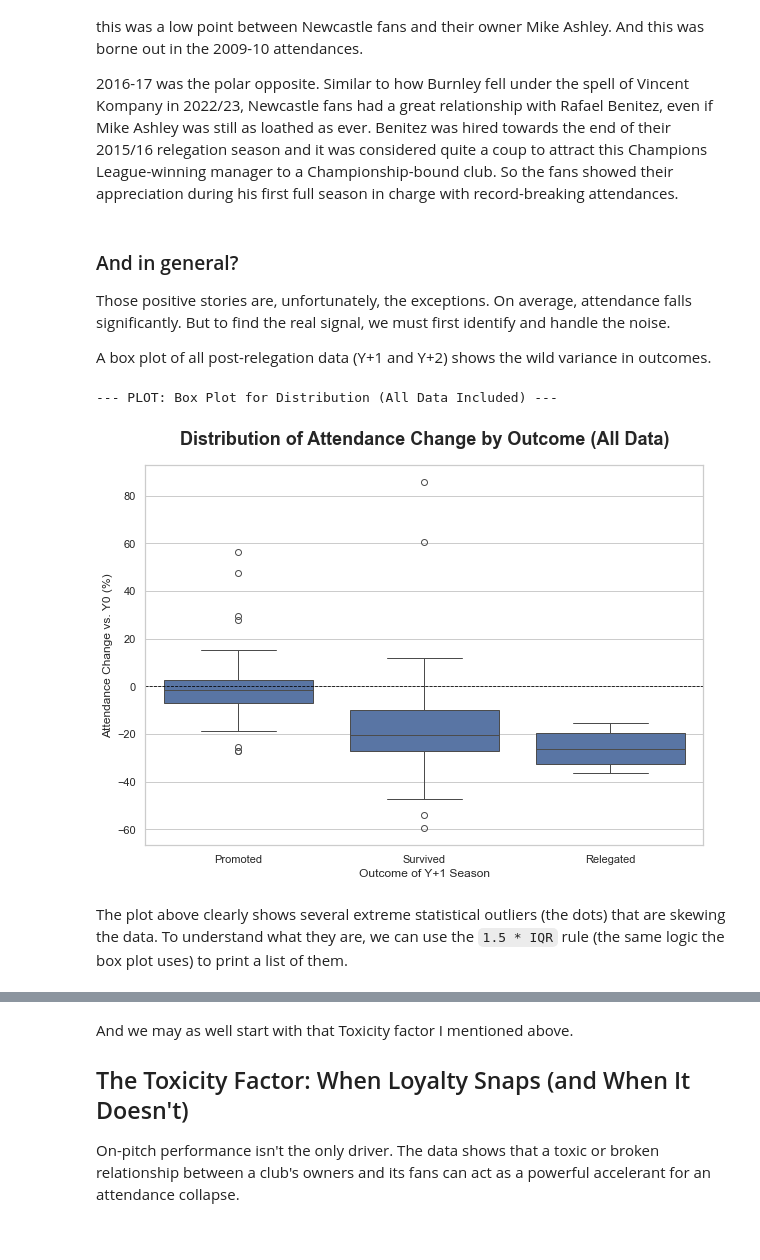
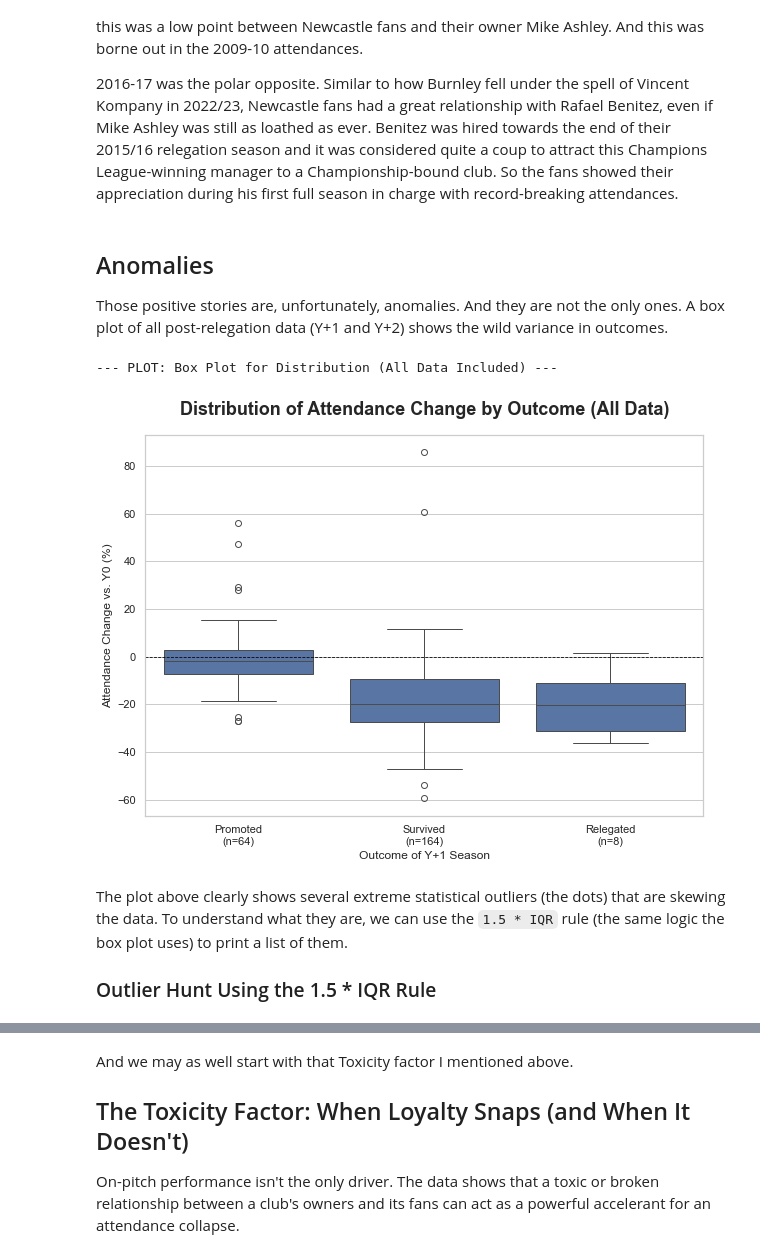
Before and after one commit to diggydigsdata/diggydigsdata.github.io, a Jupyter notebook: posts/post-relegation-attendance/index.ipynb, the cells around one changed output, grey strips where cells are left out. Cells and saved outputs as stored; diff of their text form; code cells hidden in the pictures.

```diff
--- a/posts/post-relegation-attendance/index.ipynb
+++ b/posts/post-relegation-attendance/index.ipynb
@@ -417,6 +417,25 @@ df_y1_outcome = df_final[
 
 # 5. Merge this outcome group onto the whole plot dataset
 df_plot = pd.merge(df_plot, df_y1_outcome, on='Relegation_Event_ID', how='left')
+
+
+# 5.5: IMPUTE 2024-25 OUTCOMES ---
+# The Y+1 outcome for the 2023-24 cohort is NA. We impute it manually.
+print("Imputing outcomes for 2023-24 cohort...")
+
+# Define our imputations based on likely 2024-25 season-end performance
+impute_map = {
+    'Burnley 2023-24': 'Promoted',
+    'Sheffield United 2023-24': 'Survived', # Assuming playoffs = Survived
+    'Luton Town 2023-24': 'Relegated'
+}
+
+# Apply the imputation
+# This finds rows where Outcome_Group is NA and maps the Event ID to our new value
+df_plot['Outcome_Group'] = df_plot['Outcome_Group'].fillna(
+    df_plot['Relegation_Event_ID'].map(impute_map)
+)
+print("Imputation complete.")
 
 # 6. Convert Pct_Change to a percentage number (e.g., 0.05 -> 5)
 df_plot['Pct_Change_vs_Y0_Display'] = df_plot['Pct_Change_vs_Y0'] * 100
@@ -601,40 +628,58 @@ At the end of 2008-09 Newcastle's all-time record goalscorer and local lad Alan
 
 <!--Typically, we start to see the cracks in season 2 outside the top flight. Filtering out teams like Leicester who were promoted at the first attempt and had Premier League fixtures to pull in the fans, only 6 teams see attendance figures in the black by season 2.-->
 # %% [markdown]
-### And in general?
+## Anomalies
 
-Those positive stories are, unfortunately, the exceptions. On average, attendance falls significantly. But to find the real signal, we must first identify and handle the noise.
-
-A box plot of all post-relegation data (Y+1 and Y+2) shows the wild variance in outcomes.
+Those positive stories are, unfortunately, anomalies. And they are not the only ones. A box plot of all post-relegation data (Y+1 and Y+2) shows the wild variance in outcomes.
 # %%
-#| output: true
-#| echo: false
-#| fig-cap: "Distribution of attendance change (Y+1 & Y+2) by outcome, including all outliers."
+#| fig-cap: "Distribution of attendance change (Y+1 & Y+2) by outcome, including all outliers and sample sizes."
 
 print("\n--- PLOT: Box Plot for Distribution (All Data Included) ---")
 # We use df_plot, which is the *unfiltered* DataFrame
 df_boxplot_data = df_plot[df_plot['Year_vs_Relegation'].isin([1, 2])].copy()
 df_boxplot_data['Pct_Change_vs_Y0_Display'] = df_boxplot_data['Pct_Change_vs_Y0_Display'].astype('float64')
 
 plt.figure(figsize=(10, 7))
 sns.set_theme(style="whitegrid")
+
+# 1. Create the box plot
 ax = sns.boxplot(
     data=df_boxplot_data,
     x='Outcome_Group',
     y='Pct_Change_vs_Y0_Display',
-    order=['Promoted', 'Survived', 'Relegated']
+    order=['Promoted', 'Survived', 'Relegated'] # Set logical x-axis order
 )
+
+# 2. Add a horizontal line at 0%
 ax.axhline(0, color='black', linestyle='--', lw=0.8)
+
+# --- NEW: Add counts to x-axis labels ---
+# Get the counts for each group
+counts = df_boxplot_data['Outcome_Group'].value_counts()
+
+# Define the order (must match the 'order' in the boxplot)
+plot_order = ['Promoted', 'Survived', 'Relegated']
+
+# Create the new labels with 'n='
+new_labels = [f"{label}\n(n={counts.get(label, 0)})" for label in plot_order]
+
+# Set the new labels on the x-axis
+ax.set_xticklabels(new_labels)
+# --- END NEW ---
+
 plt.title('Distribution of Attendance Change by Outcome (All Data)',
           fontsize=18, fontweight='bold', pad=20)
 plt.xlabel('Outcome of Y+1 Season', fontsize=12)
 plt.ylabel('Attendance Change vs. Y0 (%)', fontsize=12)
+
 plt.show()
 # %% [output]
 --- PLOT: Box Plot for Distribution (All Data Included) ---
-[figure, old version]
+[figure, new version]
 # %% [markdown]
 The plot above clearly shows several extreme statistical outliers (the dots) that are skewing the data. To understand what they are, we can use the `1.5 * IQR` rule (the same logic the box plot uses) to print a list of them.
+
+### Outlier Hunt Using the 1.5 * IQR Rule
 # %%
 #| output: true
 #| echo: false
```
Also changed, not shown: parts of 13 cells of this notebook, 16 other files.
